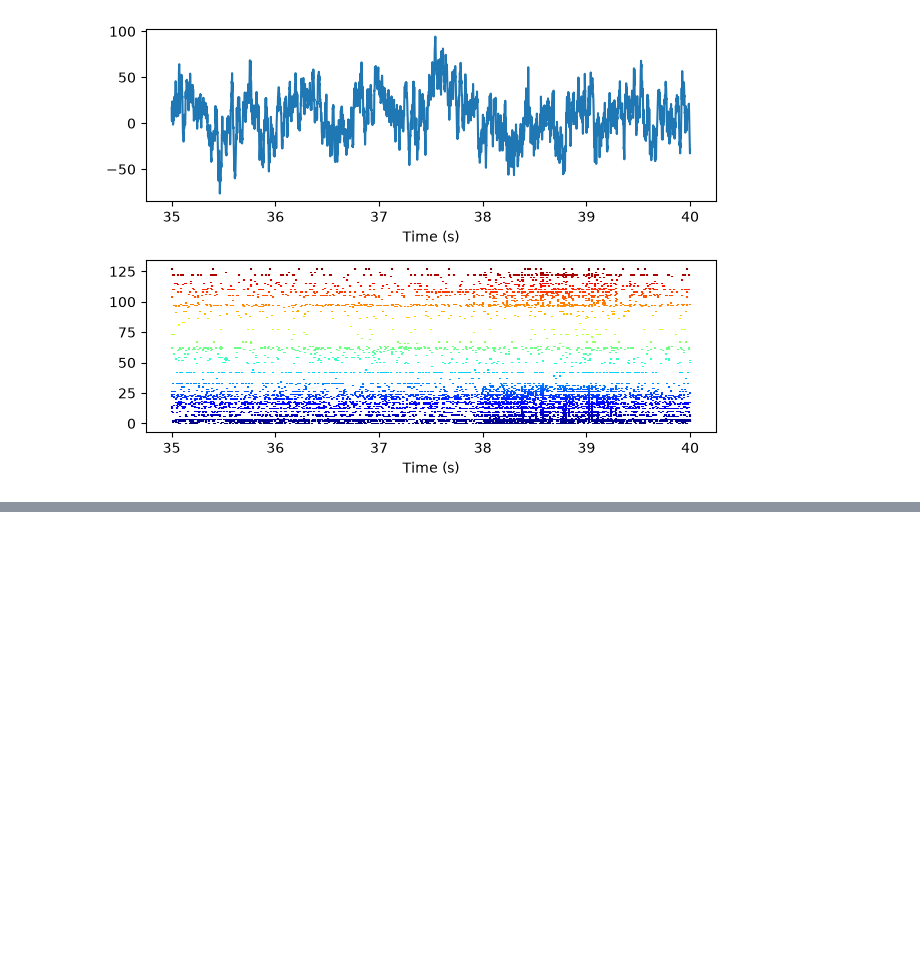
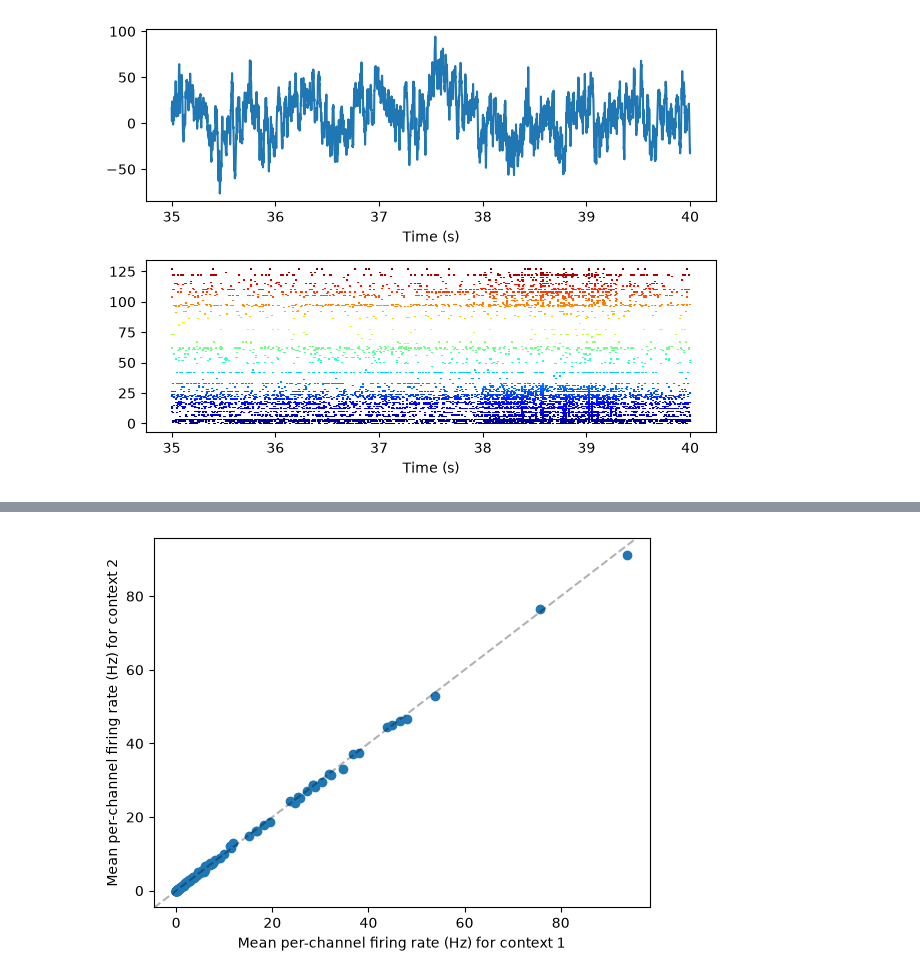
Before and after one commit to rishab-iyer1/passive_seq, a Jupyter notebook: src/decoding_ri/replicate_decoding.ipynb, the cells around one changed output, grey strips where cells are left out. Saved outputs shown, nothing was run; the diff lists cells and outputs as text; code cells hidden in the pictures; blank space fills up the shorter version.

Commit message:
progress: average firing rate per channel is same across contexts; timing inconsistent between bhv and spiking data

```diff
--- a/src/decoding_ri/replicate_decoding.ipynb
+++ b/src/decoding_ri/replicate_decoding.ipynb
@@ -93,0 +89,3 @@ shape: (1, 2), time unit: sec.
+# %%
+ev = load_task_events(f"{data_day2_path}/SeqPre_110423_a001.nev")
+print(ev.summary())
@@ -93,0 +110,13 @@ shape: (1, 2), time unit: sec.
+# %%
+phases = {
+    "context1": lambda x: (x.block <= 20) & (x.block % 2 == 1),
+    "context2": lambda x: (x.block <= 20) & (x.block % 2 == 0)
+}
+# img_num = {    "img1": lambda x: x.images % 4 == 0,
+#     "img2": lambda x: x.images % 4 == 1,
+#     "img3": lambda x: x.images % 4 == 2,
+#     "img4": lambda x: x.images % 4 == 3
+# }
+label(ev.blocks, "context", phases)
+label(ev.images, "img_num", img_num)
+context_tuning = nap.compute_response_per_epoch(spikes, split_by(ev.blocks, "context"))
@@ -93,0 +146,8 @@ shape: (1, 2), time unit: sec.
+# %%
+plt.scatter(context_tuning[:,0],context_tuning[:,1])
+plt.axline((0, 0), slope=1, color='black', linestyle='--', alpha=.3)
+plt.xlabel('Mean per-channel firing rate (Hz) for context 1')
+plt.ylabel('Mean per-channel firing rate (Hz) for context 2')
+plt.show()
+# %% [output]
+[figure, added]
```
Also changed, not shown: parts of 9 cells of this notebook.
